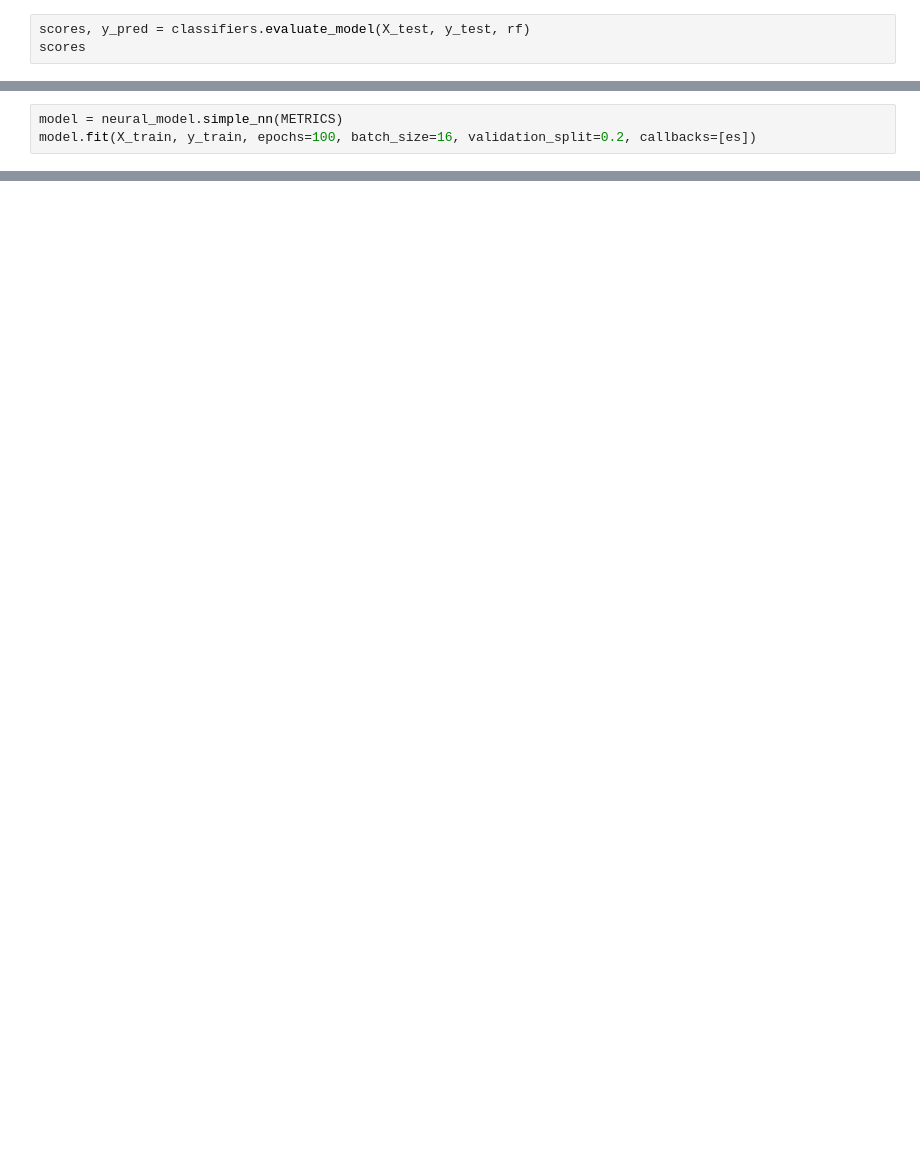
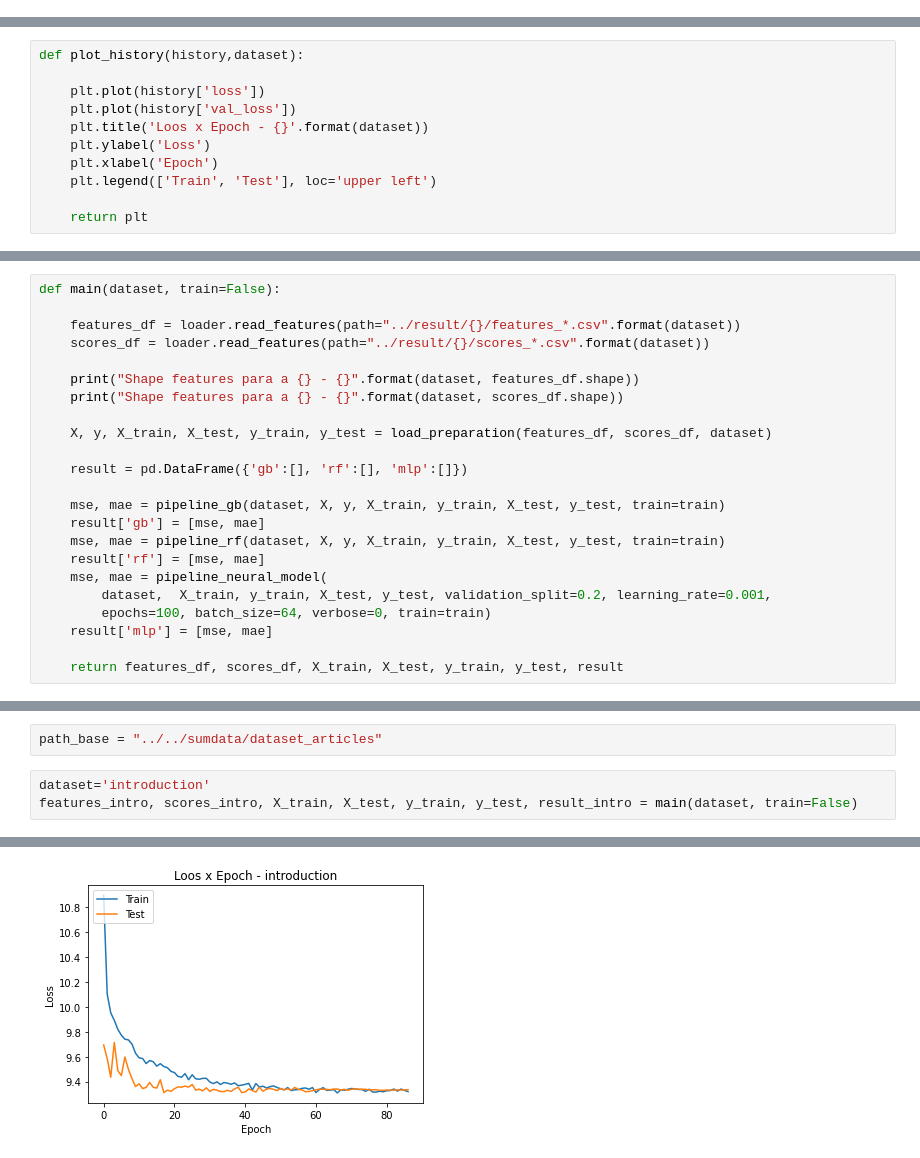
Before and after one commit to CinthiaS/mv-text-summarizer, a Jupyter notebook: notebook/main.ipynb, the cells around one changed output, grey strips where cells are left out. Cells and saved outputs as stored; diff of their text form; blank space fills up the shorter version.

Commit message:
Add all pipeline funtions

```diff
--- a/notebook/main.ipynb
+++ b/notebook/main.ipynb
@@ -233,3 +0,0 @@ rf = classifiers.fit_rf(X_train, y_train, rfsearch)
-# %%
-scores, y_pred = classifiers.evaluate_model(X_test, y_test, rf)
-scores
@@ -291,3 +0,0 @@ Epoch 00093: early stopping
-# %%
-model = neural_model.simple_nn(METRICS)
-model.fit(X_train, y_train, epochs=100, batch_size=16, validation_split=0.2, callbacks=[es])
@@ -334,0 +395,11 @@ scores
+# %%
+def plot_history(history,dataset):
+
+    plt.plot(history['loss'])
+    plt.plot(history['val_loss'])
+    plt.title('Loos x Epoch - {}'.format(dataset))
+    plt.ylabel('Loss')
+    plt.xlabel('Epoch')
+    plt.legend(['Train', 'Test'], loc='upper left')
+
+    return plt
@@ -334,0 +585,23 @@ scores
+# %%
+def main(dataset, train=False):
+
+    features_df = loader.read_features(path="../result/{}/features_*.csv".format(dataset))
+    scores_df = loader.read_features(path="../result/{}/scores_*.csv".format(dataset))
+
+    print("Shape features para a {} - {}".format(dataset, features_df.shape))
+    print("Shape features para a {} - {}".format(dataset, scores_df.shape))
+
+    X, y, X_train, X_test, y_train, y_test = load_preparation(features_df, scores_df, dataset)
+
+    result = pd.DataFrame({'gb':[], 'rf':[], 'mlp':[]})
+
+    mse, mae = pipeline_gb(dataset, X, y, X_train, y_train, X_test, y_test, train=train)
+    result['gb'] = [mse, mae]
+    mse, mae = pipeline_rf(dataset, X, y, X_train, y_train, X_test, y_test, train=train)
+    result['rf'] = [mse, mae]
+    mse, mae = pipeline_neural_model(
+        dataset,  X_train, y_train, X_test, y_test, validation_split=0.2, learning_rate=0.001,
+        epochs=100, batch_size=64, verbose=0, train=train)
+    result['mlp'] = [mse, mae]
+
+    return features_df, scores_df, X_train, X_test, y_train, y_test, result
@@ -334,0 +619,6 @@ scores
+# %%
+path_base = "../../sumdata/dataset_articles"
+# %%
+dataset='introduction'
+features_intro, scores_intro, X_train, X_test, y_train, y_test, result_intro = main(dataset, train=False)
+# %% [output]
@@ -334,0 +644 @@ scores
+[figure, added]
```
Also changed, not shown: parts of 85 cells of this notebook, 7 other files.
